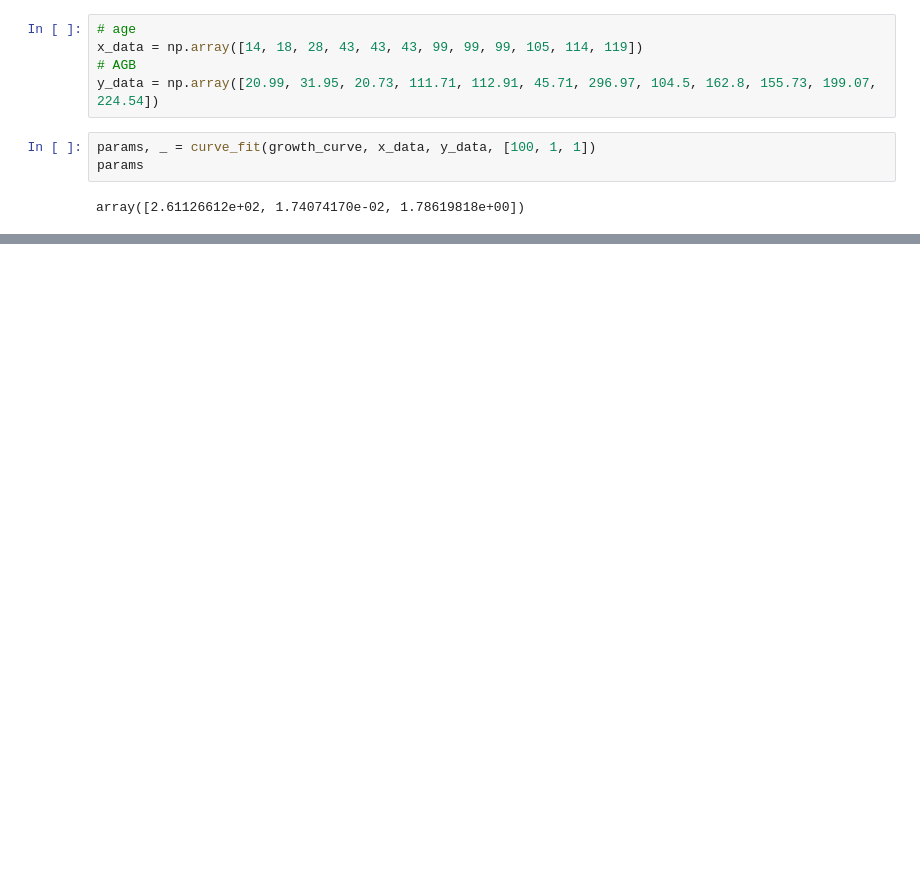
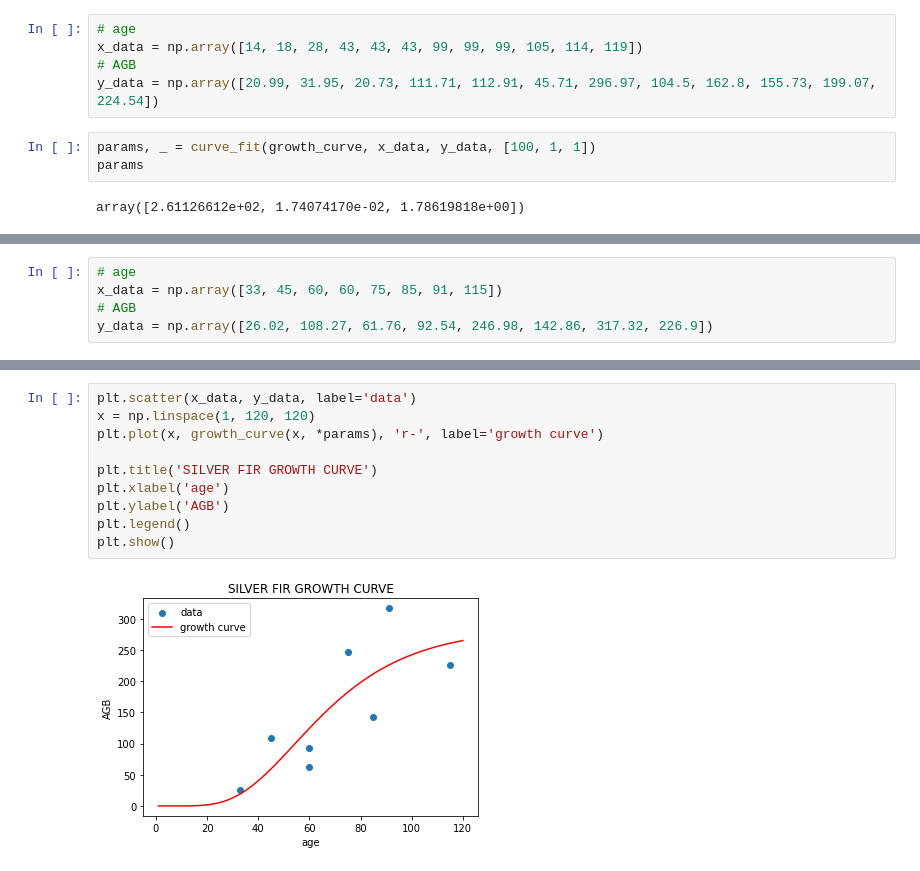
Before and after one commit to derha/moja-global, a Jupyter notebook: growth_curves/growth_curves.ipynb, the cells around one changed output, grey strips where cells are left out. Saved outputs shown, nothing was run; the diff lists cells and outputs as text; blank space fills up the shorter version.

```diff
--- a/growth_curves/growth_curves.ipynb
+++ b/growth_curves/growth_curves.ipynb
@@ -28,0 +58,5 @@ plt.show()
+# %%
+# age
+x_data = np.array([33, 45, 60, 60, 75, 85, 91, 115])
+# AGB
+y_data = np.array([26.02, 108.27, 61.76, 92.54, 246.98, 142.86, 317.32, 226.9])
@@ -28,0 +68,12 @@ plt.show()
+# %%
+plt.scatter(x_data, y_data, label='data')
+x = np.linspace(1, 120, 120)
+plt.plot(x, growth_curve(x, *params), 'r-', label='growth curve')
+
+plt.title('SILVER FIR GROWTH CURVE')
+plt.xlabel('age')
+plt.ylabel('AGB')
+plt.legend()
+plt.show()
+# %% [output]
+[figure, added]
```
Also changed, not shown: parts of 8 cells of this notebook.
